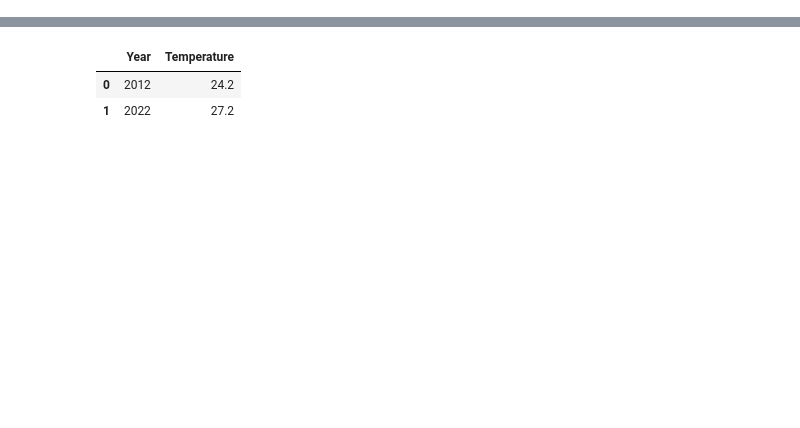
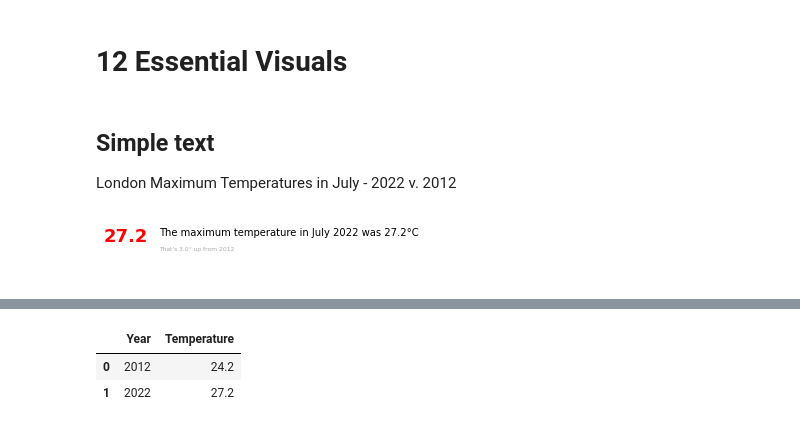
Before and after one commit to alanjones2/12Visuals, a Jupyter notebook: 12visuals.ipynb, the cells around one changed output, grey strips where cells are left out. Saved outputs shown, nothing was run; the diff lists cells and outputs as text; code cells hidden in the pictures; blank space fills up the shorter version.

```diff
--- a/12visuals.ipynb
+++ b/12visuals.ipynb
@@ -0,0 +1,2 @@
+# %% [markdown]
+# 12 Essential Visuals
@@ -0,0 +6,27 @@
+# %% [markdown]
+## Simple text
+London Maximum Temperatures in July - 2022 v. 2012
+# %%
+# Set up variables
+years = ['2012','2022']
+temps = [24.2,27.2]
+caption = f"The maximum temperature in July 2022 was {temps[1]}°C"
+caption2 =  f"That's {temps[1]-temps[0]}° up from 2012"
+# %%
+fig2, ax2 = plt.subplots(figsize=(5,1))
+
+ax2.text(0, 0.9, temps[1],
+        verticalalignment='top', horizontalalignment='left',
+        color='red', fontsize=18, fontweight = 'bold')
+ax2.text(0.2, 0.9, caption,
+        verticalalignment='top', horizontalalignment='left',
+        color='Black', fontsize=10)
+ax2.text(0.2, 0.55, caption2,
+        verticalalignment='top', horizontalalignment='left',
+        color='darkgrey', fontsize=6)
+
+ax2.axis('off')
+
+plt.show()
+# %% [output]
+[figure, added]
```
Also changed, not shown: parts of 37 cells of this notebook, 2 other files.
